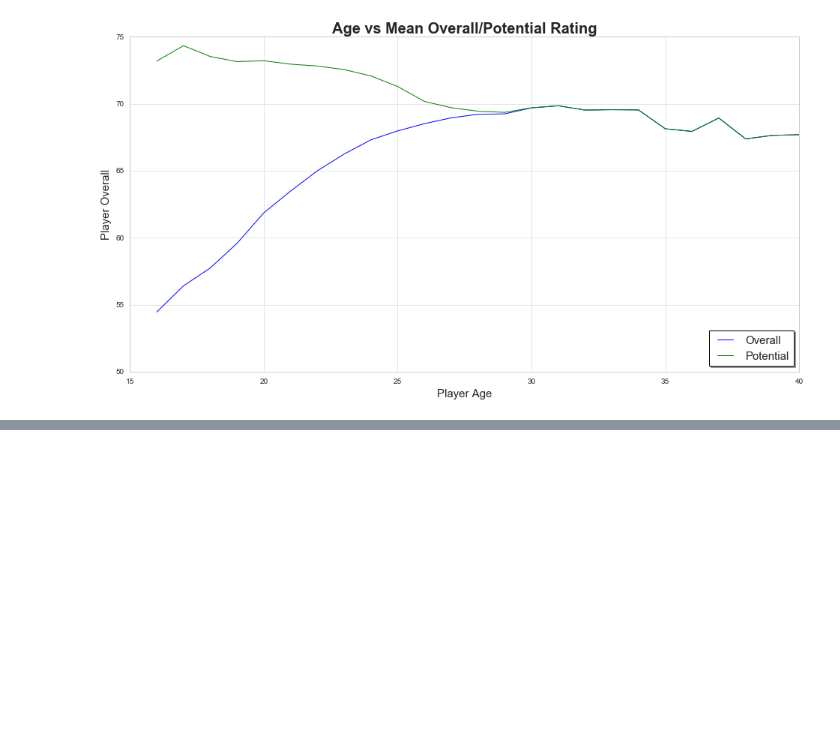
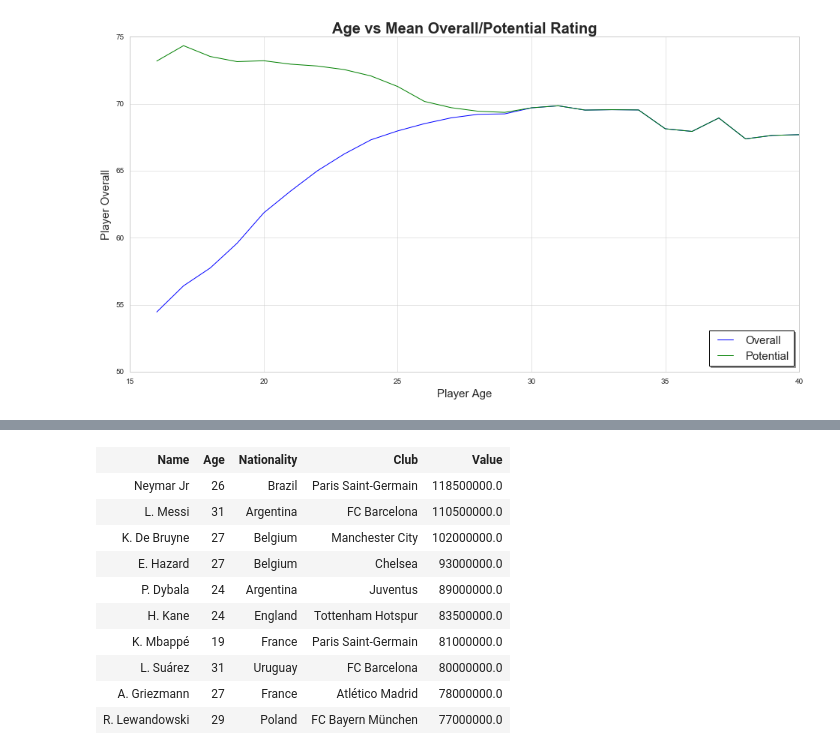
Before and after one commit to AustinYanghc/Python-ILP, a Jupyter notebook: FIFA 19.ipynb, the cells around one changed output, grey strips where cells are left out. Cells and saved outputs as stored; diff of their text form; code cells hidden in the pictures; blank space fills up the shorter version.

```diff
--- a/FIFA 19.ipynb
+++ b/FIFA 19.ipynb
@@ -148,0 +174,32 @@ plt.show()
+# %%
+sorted_players = dataset.sort_values(["Value"], ascending=False).head(10)
+players = sorted_players[["Name" ,"Age" ,"Nationality" ,"Club", "Value"]].values
+# %%
+from IPython.display import HTML, display
+
+table_content = ''
+for row in players:
+    HTML_row = '<tr>'
+    HTML_row += '<td>' + str(row[0]) + '</td>'
+    HTML_row += '<td>' + str(row[1]) + '</td>'
+    HTML_row += '<td>' + str(row[2]) + '</td>'
+    HTML_row += '<td>' + str(row[3]) + '</td>'
+    HTML_row += '<td>' + str(row[4]) + '</td>'
+
+    table_content += HTML_row + '</tr>'
+
+display(HTML(
+    '<table><tr><th>Name</th><th>Age</th><th>Nationality</th><th>Club</th><th>Value</th></tr>{}</table>'.format(table_content))
+)
+# %% [output]
+| Name | Age | Nationality | Club | Value |
+| Neymar Jr | 26 | Brazil | Paris Saint-Germain | 118500000.0 |
+| L. Messi | 31 | Argentina | FC Barcelona | 110500000.0 |
+| K. De Bruyne | 27 | Belgium | Manchester City | 102000000.0 |
+| E. Hazard | 27 | Belgium | Chelsea | 93000000.0 |
+| P. Dybala | 24 | Argentina | Juventus | 89000000.0 |
+| H. Kane | 24 | England | Tottenham Hotspur | 83500000.0 |
+| K. Mbappé | 19 | France | Paris Saint-Germain | 81000000.0 |
+| L. Suárez | 31 | Uruguay | FC Barcelona | 80000000.0 |
+| A. Griezmann | 27 | France | Atlético Madrid | 78000000.0 |
+| R. Lewandowski | 29 | Poland | FC Bayern München | 77000000.0 |
```
Also changed, not shown: parts of 4 cells of this notebook.
